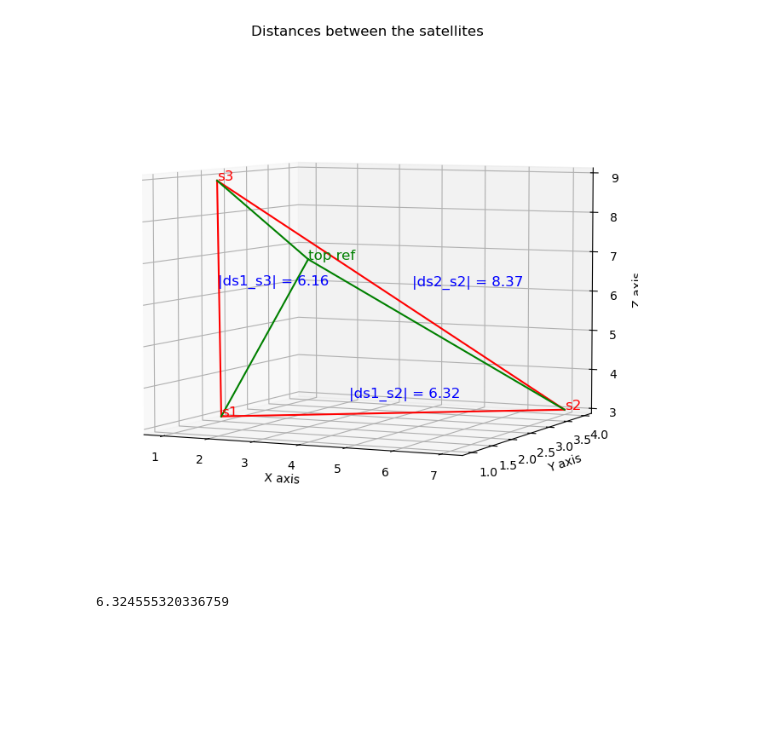
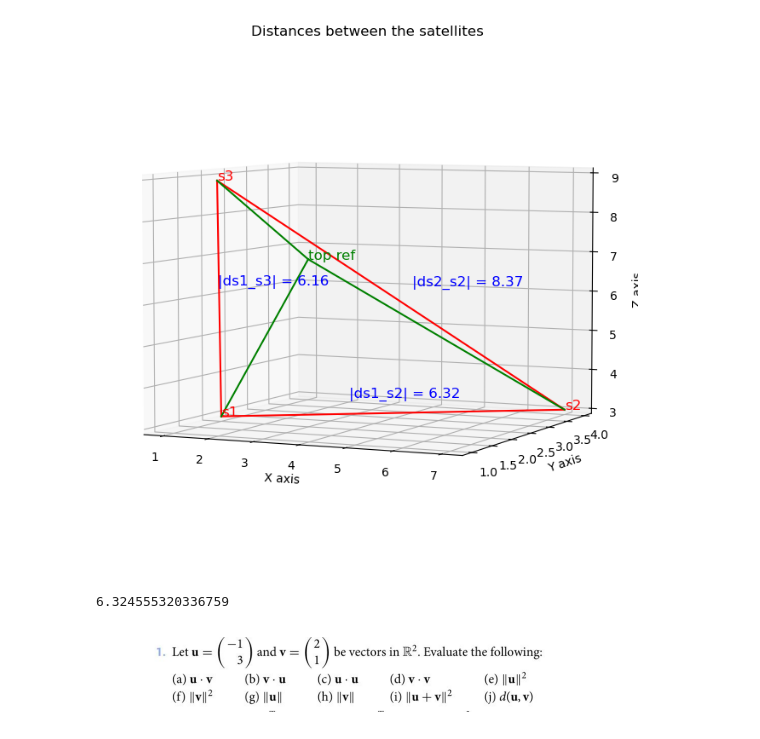
Before and after one commit to LeafarDev/linear-algebra-step-by-step, a Jupyter notebook: chapter-2-euclidean-space/notebook.ipynb, the cells around one changed output. Drawn from its saved outputs; the diff is of its cells as text; code cells hidden in the pictures; blank space fills up the shorter version.

```diff
--- a/chapter-2-euclidean-space/notebook.ipynb
+++ b/chapter-2-euclidean-space/notebook.ipynb
@@ -127,3 +127,7 @@ print(d_s1_s2)
 # %% [output]
 [figure]
 6.324555320336759
+# %%
+show_image("2025-01-09_20-40", "jpeg")
+# %% [output]
+[figure, added]
```
Also changed, not shown: parts of 1 cell of this notebook.
